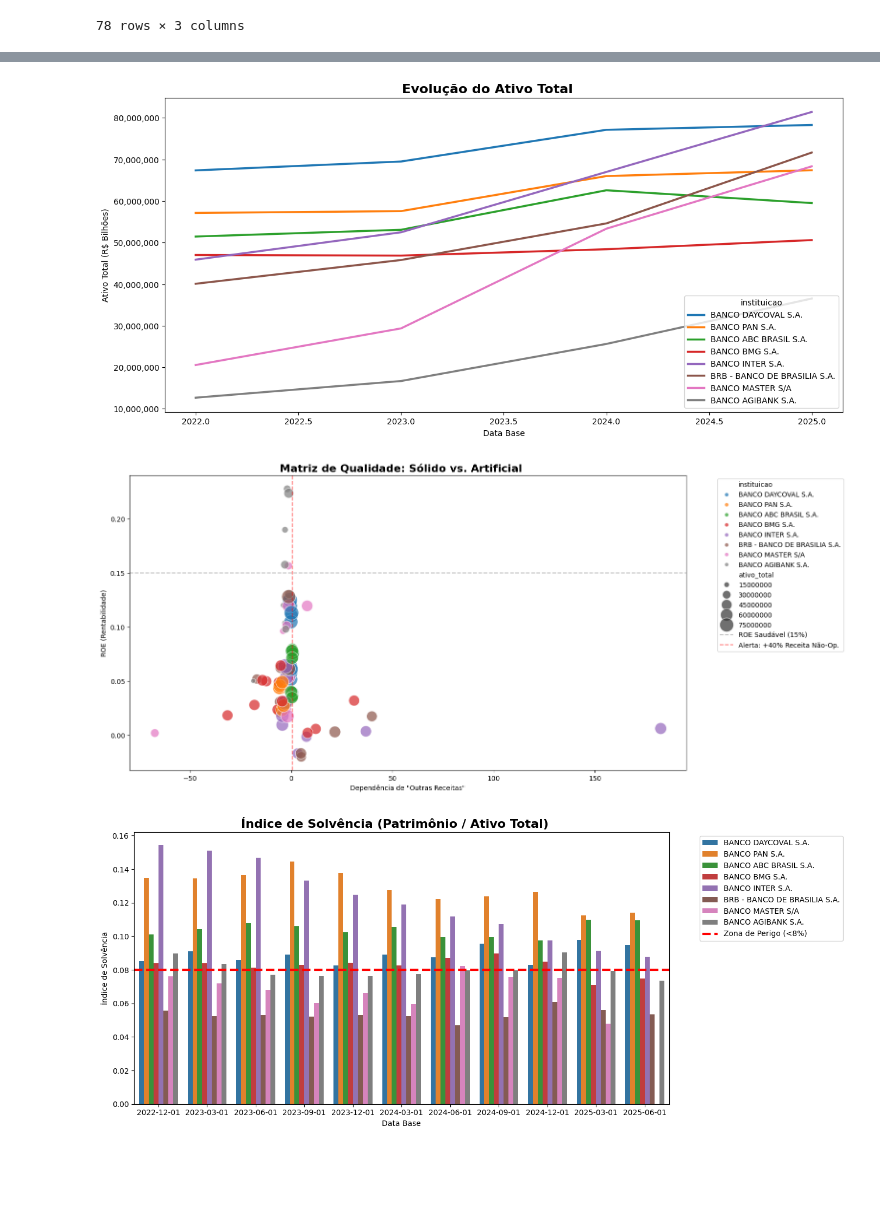
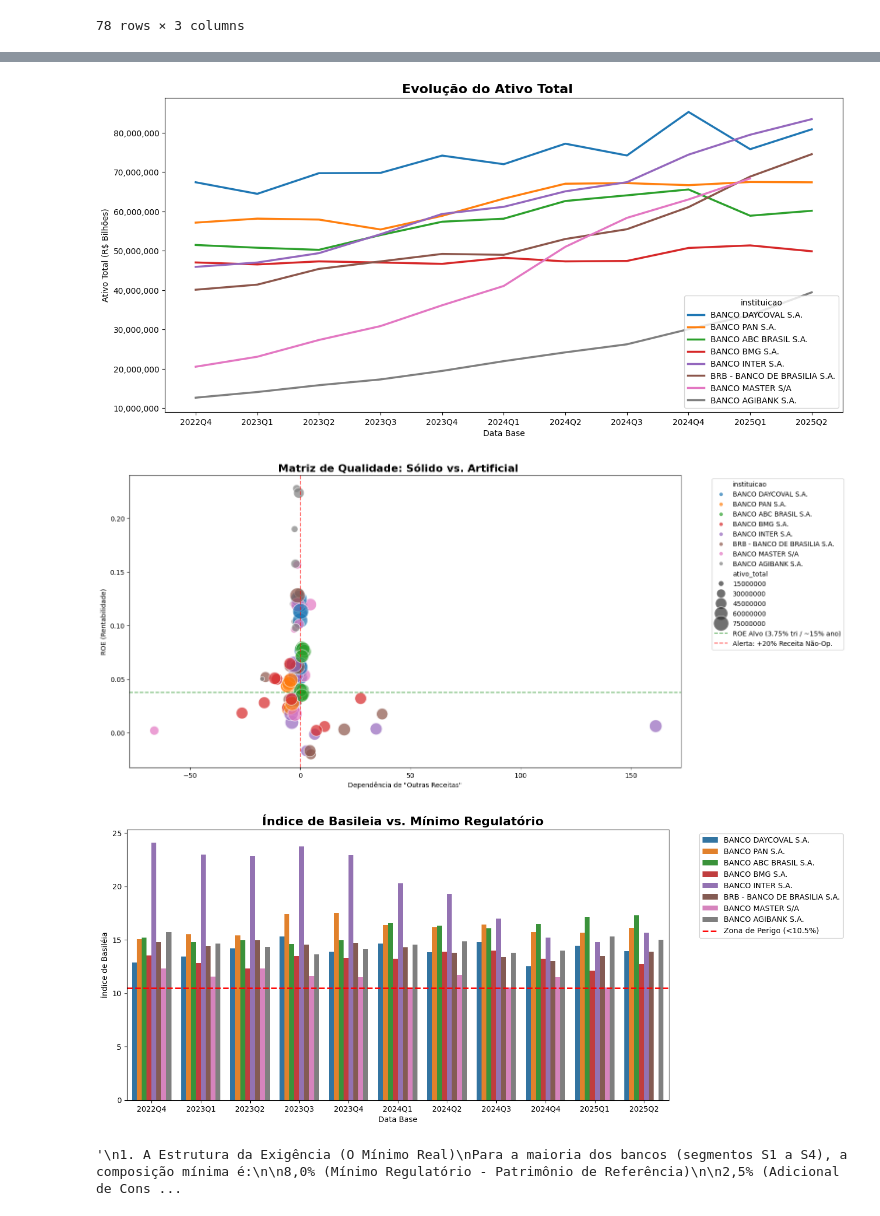
Before and after one commit to ThiagoPBorges/Banco-Master-Analise, a Jupyter notebook: notebook/03_feature_engineering.ipynb, the cells around one changed output, grey strips where cells are left out. Drawn from its saved outputs; the diff is of its cells as text; code cells hidden in the pictures; blank space fills up the shorter version.

Commit message:
Ajustado gráficos para novo df consolidado

```diff
--- a/notebook/03_feature_engineering.ipynb
+++ b/notebook/03_feature_engineering.ipynb
@@ -14,10 +14,6 @@ caminho_gold = "../dados/gold"
 pd.set_option('display.float_format', '{:,.2f}'.format)
 # %%
 df_analitico = pd.read_parquet(os.path.join(caminho_gold, "df_gold.parquet"))
-
-# --- SOLVÊNCIA & CAPACIDADE ---
-# Alavancagem Inversa -> Quanto do Ativo é dinheiro dos sócios?
-df_analitico['kpi_basileia'] = df_analitico['patrimonio_liquido'] / df_analitico['ativo_total']
 
 # --- RENTABILIDADE ---
 # ROE (Return on Equity)
@@ -29,7 +25,7 @@ df_analitico['kpi_roe'] = df_analitico['lucro_liquido'] / df_analitico['patrimon
 # Fórmula: Outras Receitas / (Total de Receitas Operacionais)
 df_analitico['receita_total_estimada'] = df_analitico['resultado_intermediacao'] + df_analitico['outras_receitas_despesas'] + df_analitico['resultado_pagamentos'].fillna(0)
 
-df_analitico['kpi_qualidade_lucro'] = df_analitico['outras_receitas_despesas'] / df_analitico['receita_total_estimada']
+df_analitico['kpi_qualidade_lucro'] = (df_analitico['outras_receitas_despesas'] + df_analitico['Resultado de Participações (t)']) / df_analitico['receita_total_estimada']
 
 # --- VOLUMETRIA ---
 # Tamanho do Banco (Log) para separar Pequenos de Gigantes
@@ -156,5 +152,5 @@ plt.show()
 # %%
-df_analitico['Year'] = df_analitico['data_base'].dt.year
+df_analitico['Trimestre'] = df_analitico['data_base'].dt.to_period('Q').astype(str)
 
 df_bancos = df_analitico.loc[df_analitico['instituicao'].isin(bancos)].copy()
 
@@ -162,7 +158,7 @@ plt.figure(figsize=(15,7))
 
 sns.lineplot(
     data=df_bancos,
-    x='Year',
+    x='Trimestre',
     y='ativo_total',
     hue='instituicao',
     linewidth=2.5,
@@ -177,7 +173,7 @@ plt.ylabel('Ativo Total (R$ Bilhões)')
 plt.xlabel('Data Base')
 plt.show()
 # %% [output]
-[figure, old version]
+[figure, new version]
 # %%
 plt.figure(figsize=(15, 8))
 
@@ -190,14 +186,15 @@ sns.scatterplot(
     y='kpi_roe',
     hue='instituicao',
     size='ativo_total',
-    sizes=(50, 500),
+    sizes=(50, 600),
     alpha=0.7,
     palette='tab10'
 )
 
-# Linhas de Referência (Quadrantes)
-plt.axhline(y=0.15, color='gray', linestyle='--', alpha=0.5, label='ROE Saudável (15%)')
-plt.axvline(x=0.40, color='red', linestyle='--', alpha=0.5, label='Alerta: +40% Receita Não-Op.')
+# Eixo Y: ROE Trimestral de ~3.75% (equivale a ~15% anual)
+plt.axhline(y=0.0375, color='green', linestyle='--', alpha=0.6, label='ROE Alvo (3.75% tri / ~15% ano)')
+# Eixo X: Alerta se +20% da receita for não-core
+plt.axvline(x=0.20, color='red', linestyle='--', alpha=0.6, label='Alerta: +20% Receita Não-Op.')
 
 plt.title('Matriz de Qualidade: Sólido vs. Artificial', fontsize=16, fontweight='bold', loc='left', x=0.27)
 plt.ylabel('ROE (Rentabilidade)')
@@ -206,25 +203,43 @@ plt.xlabel('Dependência de "Outras Receitas"')
 plt.legend(bbox_to_anchor=(1.05, 1), loc='upper left')
 plt.show()
 # %% [output]
-[figure, old version]
+[figure, new version]
 # %%
 plt.figure(figsize=(14, 6))
 
 sns.barplot(
     data=df_bancos,
-    x='data_base',
-    y='kpi_basileia',
+    x='Trimestre',
+    y='indice_basileia',
     hue='instituicao'
 )
 
-plt.title('Índice de Solvência (Patrimônio / Ativo Total)', fontsize=16, fontweight='bold', loc='left', x=0.2)
-plt.ylabel('Índice de Solvência')
+plt.title('Índice de Basileia vs. Mínimo Regulatório', fontsize=16, fontweight='bold', loc='left', x=0.25)
+plt.ylabel('Índice de Basiléia')
 plt.xlabel('Data Base')
 
 # Linha de Perigo (Bancos costumam quebrar abaixo de 5-8% de capital próprio real)
-plt.axhline(y=0.08, color='red', linestyle='--', linewidth=3, label='Zona de Perigo (<8%)')
+plt.axhline(y=10.5, color='red', linestyle='--', linewidth=2, label='Zona de Perigo (<10.5%)')
 plt.legend(bbox_to_anchor=(1.05, 1), loc='upper left')
 plt.tight_layout()
 plt.show()
+
+'''
+1. A Estrutura da Exigência (O Mínimo Real)
+Para a maioria dos bancos (segmentos S1 a S4), a composição mínima é:
+
+8,0% (Mínimo Regulatório - Patrimônio de Referência)
+
+2,5% (Adicional de Conservação de Capital - Buffer)
+
+Total Efetivo: 10,5%
+
+O que acontece se cair?
+
+Abaixo de 10,5%: O banco ainda pode operar, mas sofre restrições automáticas (não pode distribuir dividendos acima do mínimo obrigatório, pagar bônus variáveis a executivos ou recomprar ações) até recompor o capital.
+
+Abaixo de 8,0%: O banco entra em desconformidade grave, sujeito a intervenção ou liquidação pelo Banco Central.
+'''
 # %% [output]
-[figure, old version]
+[figure, new version]
+'\n1. A Estrutura da Exigência (O Mínimo Real)\nPara a maioria dos bancos (segmentos S1 a S4), a composição mínima é:\n\n8,0% (Mínimo Regulatório - Patrimônio de Referência)\n\n2,5% (Adicional de Cons ...
```
Also changed, not shown: parts of 3 cells of this notebook, 6 other files.
